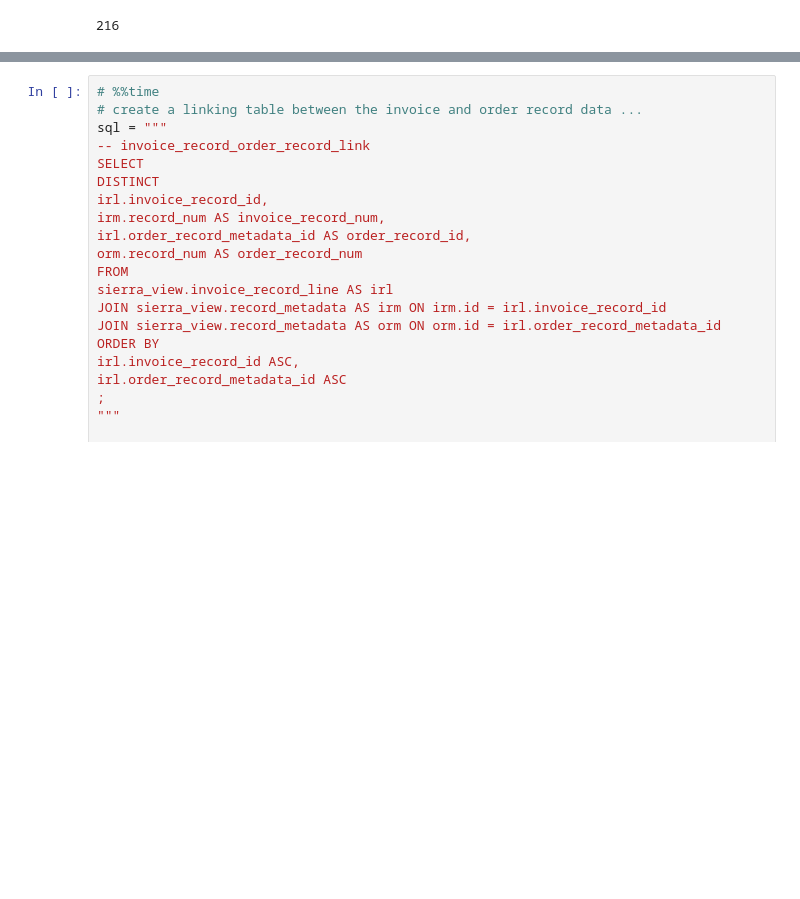
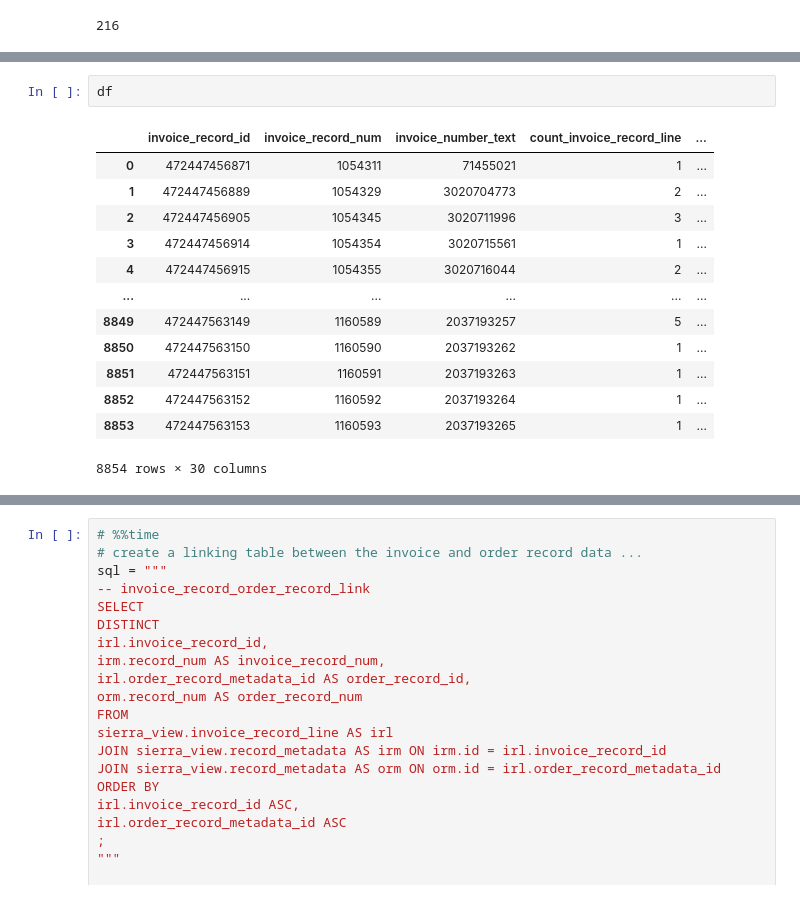
Before and after one commit to cincinnatilibrary/order-exploder, a Jupyter notebook: build_current_order_db.nbconvert.ipynb, the cells around one changed output, grey strips where cells are left out. Cells and saved outputs as stored; diff of their text form; blank space fills up the shorter version.

```diff
--- a/build_current_order_db.nbconvert.ipynb
+++ b/build_current_order_db.nbconvert.ipynb
@@ -342,6 +363,22 @@ ORDER BY 1 DESC
 """
 
 df = pd.read_sql(sql=sql, con=sierra_engine)
+# %%
+df
+# %% [output]
+|  | invoice_record_id | invoice_record_num | invoice_number_text | count_invoice_record_line | ... |
+| 0 | 472447456871 | 1054311 | 71455021 | 1 | ... |
+| 1 | 472447456889 | 1054329 | 3020704773 | 2 | ... |
+| 2 | 472447456905 | 1054345 | 3020711996 | 3 | ... |
+| 3 | 472447456914 | 1054354 | 3020715561 | 1 | ... |
+| 4 | 472447456915 | 1054355 | 3020716044 | 2 | ... |
+| ... | ... | ... | ... | ... | ... |
+| 8849 | 472447563149 | 1160589 | 2037193257 | 5 | ... |
+| 8850 | 472447563150 | 1160590 | 2037193262 | 1 | ... |
+| 8851 | 472447563151 | 1160591 | 2037193263 | 1 | ... |
+| 8852 | 472447563152 | 1160592 | 2037193264 | 1 | ... |
+| 8853 | 472447563153 | 1160593 | 2037193265 | 1 | ... |
+8854 rows × 30 columns
 # %%
 df.to_sql(
     name='invoice',
```
Also changed, not shown: parts of 4 cells of this notebook, 3 other files.
